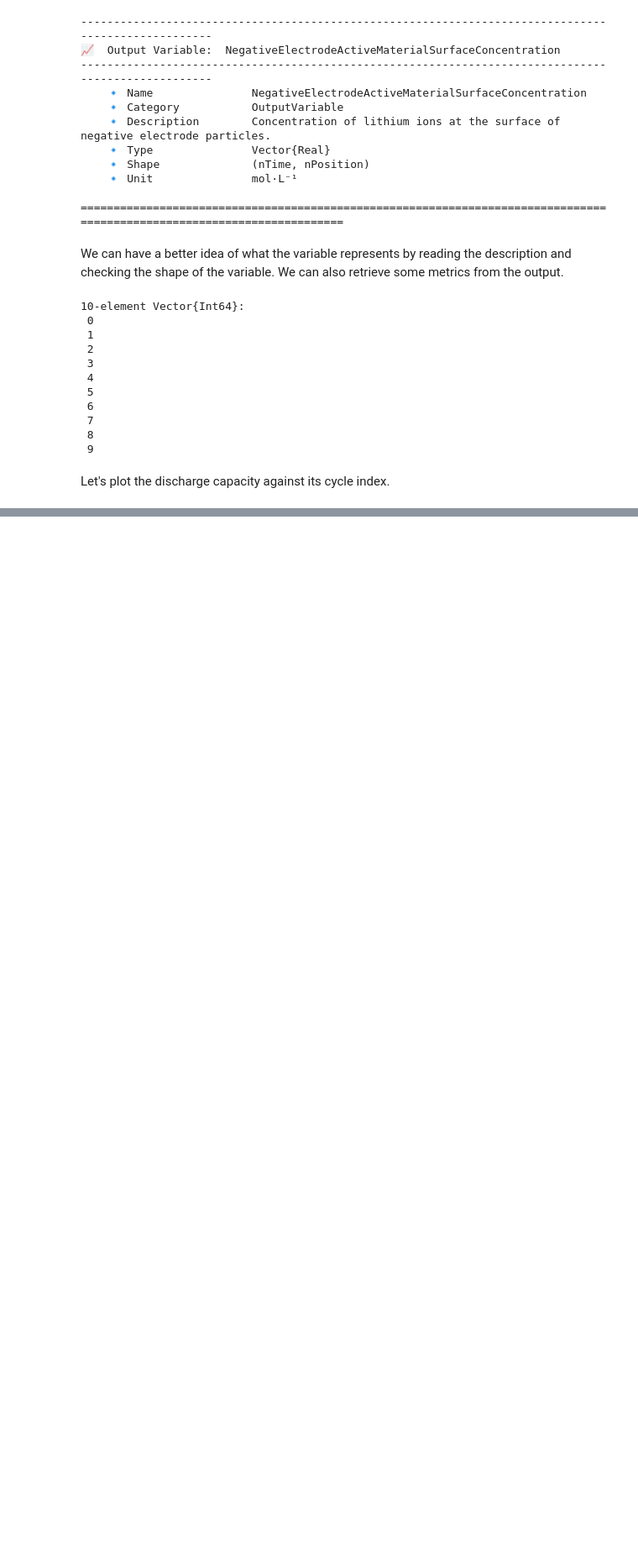
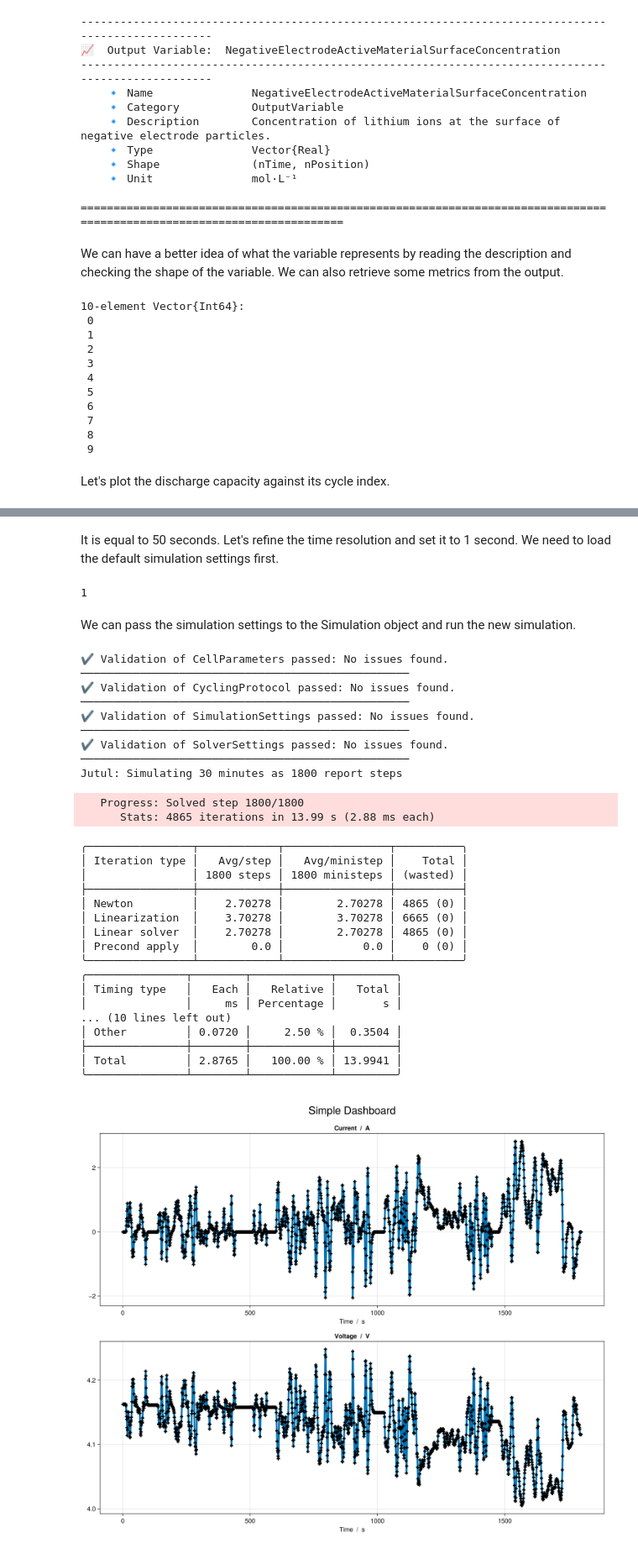
Before and after one commit to BattMoTeam/BattMo-workshop-2025-10-20, a Jupyter notebook: battmo_workshop.ipynb, the cells around one changed output, grey strips where cells are left out. Shown at 84% size. Saved outputs shown, nothing was run; the diff lists cells and outputs as text; code cells hidden in the pictures; blank space fills up the shorter version.

```diff
--- a/battmo_workshop.ipynb
+++ b/battmo_workshop.ipynb
@@ -465,0 +831,45 @@ f
+# %% [markdown]
+It is equal to 50 seconds. Let's refine the time resolution and set it to 1 second. We need to load the default simulation settings first.
+# %%
+simulation_settings = load_simulation_settings(; from_file_path = "default_sets/simulation_settings/p2d.json")
+simulation_settings["TimeStepDuration"] = 1
+# %% [output]
+1
+# %% [markdown]
+We can pass the simulation settings to the Simulation object and run the new simulation.
+# %%
+sim = Simulation(model_setup, cell_parameters, cycling_protocol; simulation_settings);
+
+output = solve(sim);
+
+plot_dashboard(output)
+# %% [output]
+✔️ Validation of CellParameters passed: No issues found.
+──────────────────────────────────────────────────
+✔️ Validation of CyclingProtocol passed: No issues found.
+──────────────────────────────────────────────────
+✔️ Validation of SimulationSettings passed: No issues found.
+──────────────────────────────────────────────────
+✔️ Validation of SolverSettings passed: No issues found.
+──────────────────────────────────────────────────
+Jutul: Simulating 30 minutes as 1800 report steps
+   Progress: Solved step 1800/1800
+      Stats: 4865 iterations in 13.99 s (2.88 ms each)
+╭────────────────┬────────────┬────────────────┬──────────╮
+│ Iteration type │   Avg/step │   Avg/ministep │    Total │
+│                │ 1800 steps │ 1800 ministeps │ (wasted) │
+├────────────────┼────────────┼────────────────┼──────────┤
+│ Newton         │    2.70278 │        2.70278 │ 4865 (0) │
+│ Linearization  │    3.70278 │        3.70278 │ 6665 (0) │
+│ Linear solver  │    2.70278 │        2.70278 │ 4865 (0) │
+│ Precond apply  │        0.0 │            0.0 │    0 (0) │
+╰────────────────┴────────────┴────────────────┴──────────╯
+╭───────────────┬────────┬────────────┬─────────╮
+│ Timing type   │   Each │   Relative │   Total │
+│               │     ms │ Percentage │       s │
+... (10 lines left out)
+│ Other         │ 0.0720 │     2.50 % │  0.3504 │
+├───────────────┼────────┼────────────┼─────────┤
+│ Total         │ 2.8765 │   100.00 % │ 13.9941 │
+╰───────────────┴────────┴────────────┴─────────╯
+[figure, added]
```
Also changed, not shown: parts of 134 cells of this notebook, 6 other files.
